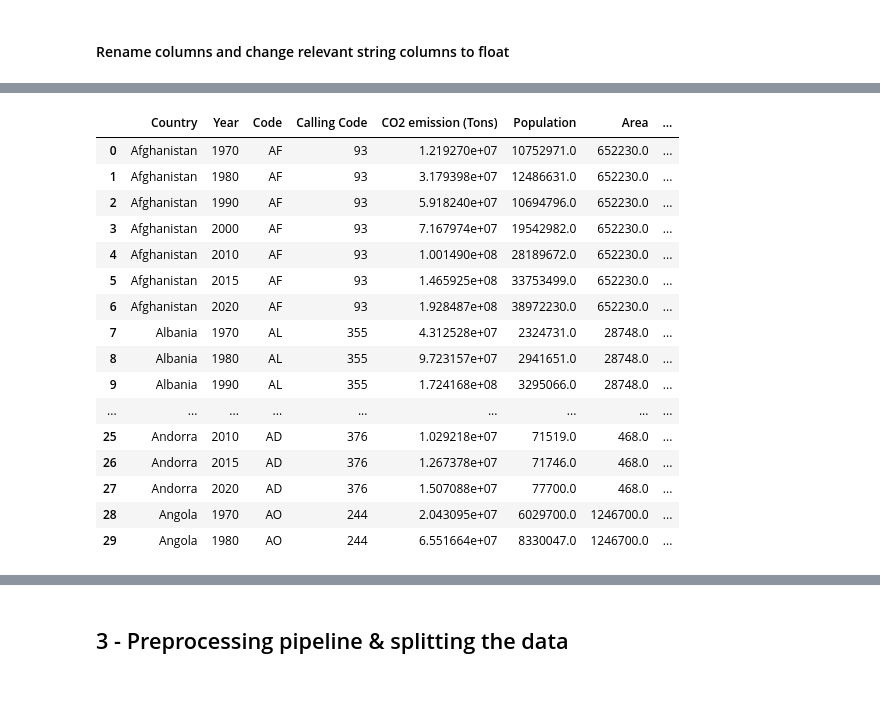
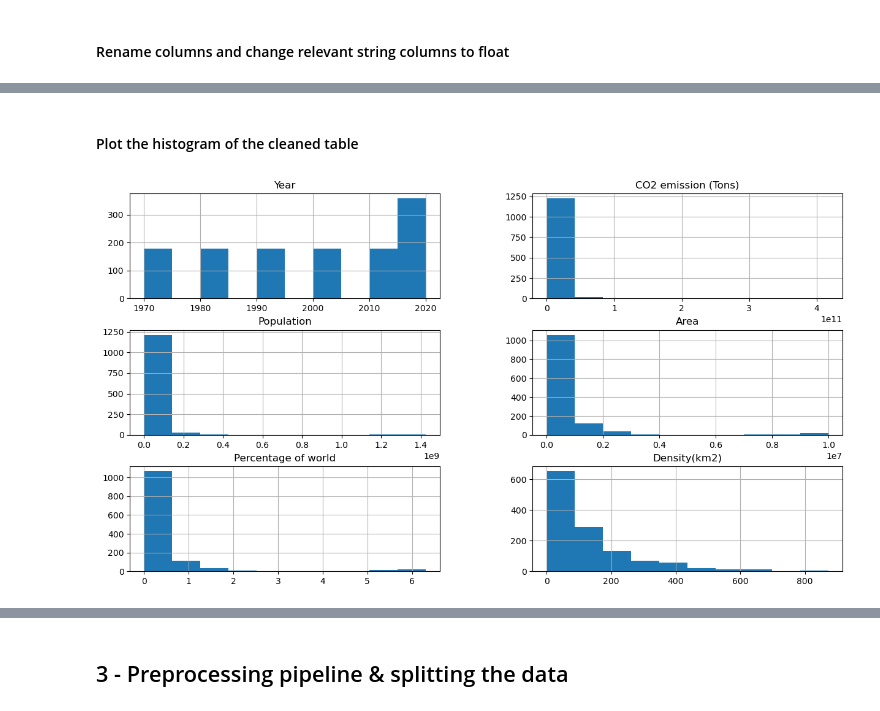
Before and after one commit to Nelius1k/Regression-Model, a Jupyter notebook: co2-Emissions.ipynb, the cells around one changed output, grey strips where cells are left out. Drawn from its saved outputs; the diff is of its cells as text; code cells hidden in the pictures.

```diff
--- a/co2-Emissions.ipynb
+++ b/co2-Emissions.ipynb
@@ -139,9 +194,9 @@ df2_clean
 234 rows × 8 columns
 # %%
 # Extract unique country names from Table 1
-unique_countries_df1 = df1_clean['Country'].unique()
+unique_countries_df1 = df_clean['Country'].unique()
 
-# Filter rows in Table 1 based on whether the country name exists in Table 2
+# Filter rows in Table 2 based on whether the country name exists in Table 1
 df2_clean = df2_clean[df2_clean['Country/Territory'].isin(unique_countries_df1)]
 
 # Print or use the modified DataFrame as needed
@@ -165,21 +220,21 @@ df2_clean
 # %%
 # Set index for df_clean to 'Country' and 'Year'
-df1_clean.set_index(['Country', 'Year'], inplace=True)
+df_clean.set_index(['Country', 'Year'], inplace=True)
 
 # Transpose df2_clean to make the year the index
 df2_transposed = df2_clean.set_index('Country/Territory').T
 
 # Update the 'Population(2022)' column in df1_clean
-for index, row in df1_clean.iterrows():
+for index, row in df_clean.iterrows():
     country, year = index
     # Check if the country and year exist in df2_transposed and update population
     if country in df2_transposed.columns and str(year) in df2_transposed.index:
-        df1_clean.at[index, 'Population(2022)'] = df2_transposed.at[str(year), country]
+        df_clean.at[index, 'Population(2022)'] = df2_transposed.at[str(year), country]
 
 # Reset index to bring 'Country' and 'Year' back as columns
-df1_clean.reset_index(inplace=True)
+df_clean.reset_index(inplace=True)
 
-df1_clean
+df_clean
 # %% [output]
 |  | Country | Year | Code | Calling Code | CO2 emission (Tons) | Population(2022) | Area | % of World | ... |
 | 0 | Afghanistan | 1970 | AF | 93 | 12192704.0 | 10752971.0 | 652230.0 | 0.40% | ... |
@@ -198,16 +253,16 @@ df1_clean
 #### Rename columns and change relevant string columns to float
 # %%
 # Rename columns
-df1_clean.columns.tolist()
-df1_clean.rename(columns = {"% of World":"Percentage of world", "Population(2022)":"Population"}, inplace = True)
+df_clean.columns.tolist()
+df_clean.rename(columns = {"% of World":"Percentage of world", "Population(2022)":"Population"}, inplace = True)
 
 # Change string columns to float
-df1_clean["Percentage of world"] = df1_clean["Percentage of world"].str.replace("%", "", regex=True)
-df1_clean["Percentage of world"] = pd.to_numeric(df1_clean["Percentage of world"], errors='coerce')
+df_clean["Percentage of world"] = df_clean["Percentage of world"].str.replace("%", "", regex=True)
+df_clean["Percentage of world"] = pd.to_numeric(df_clean["Percentage of world"], errors='coerce')
 
-df1_clean["Density(km2)"] = df1_clean["Density(km2)"].str.replace("/km²", "", regex=True)
-df1_clean["Density(km2)"] = df1_clean["Density(km2)"].replace(',','.', regex=True)
-df1_clean["Density(km2)"] = pd.to_numeric(df1_clean["Density(km2)"], errors='coerce')
+df_clean["Density(km2)"] = df_clean["Density(km2)"].str.replace("/km²", "", regex=True)
+df_clean["Density(km2)"] = df_clean["Density(km2)"].replace(',','.', regex=True)
+df_clean["Density(km2)"] = pd.to_numeric(df_clean["Density(km2)"], errors='coerce')
 # %% [output]
 A value is trying to be set on a copy of a slice from a DataFrame
 
@@ -229,3 +284,5 @@ See the caveats in the documentation: https://pandas.pydata.org/pandas-docs/stab
 # %%
 # Remove rows with null values
-df1_clean = df1_clean.dropna()
+df_clean = df_clean.dropna()
+
+df_clean.info()
@@ -251,20 +306,7 @@ memory usage: 97.9+ KB
-# %%
-df1_clean.head(30)
-# %% [output]
-|  | Country | Year | Code | Calling Code | CO2 emission (Tons) | Population | Area | ... |
-| 0 | Afghanistan | 1970 | AF | 93 | 1.219270e+07 | 10752971.0 | 652230.0 | ... |
-| 1 | Afghanistan | 1980 | AF | 93 | 3.179398e+07 | 12486631.0 | 652230.0 | ... |
-| 2 | Afghanistan | 1990 | AF | 93 | 5.918240e+07 | 10694796.0 | 652230.0 | ... |
-| 3 | Afghanistan | 2000 | AF | 93 | 7.167974e+07 | 19542982.0 | 652230.0 | ... |
-| 4 | Afghanistan | 2010 | AF | 93 | 1.001490e+08 | 28189672.0 | 652230.0 | ... |
-| 5 | Afghanistan | 2015 | AF | 93 | 1.465925e+08 | 33753499.0 | 652230.0 | ... |
-| 6 | Afghanistan | 2020 | AF | 93 | 1.928487e+08 | 38972230.0 | 652230.0 | ... |
-| 7 | Albania | 1970 | AL | 355 | 4.312528e+07 | 2324731.0 | 28748.0 | ... |
-| 8 | Albania | 1980 | AL | 355 | 9.723157e+07 | 2941651.0 | 28748.0 | ... |
-| 9 | Albania | 1990 | AL | 355 | 1.724168e+08 | 3295066.0 | 28748.0 | ... |
-| ... | ... | ... | ... | ... | ... | ... | ... | ... |
-| 25 | Andorra | 2010 | AD | 376 | 1.029218e+07 | 71519.0 | 468.0 | ... |
-| 26 | Andorra | 2015 | AD | 376 | 1.267378e+07 | 71746.0 | 468.0 | ... |
-| 27 | Andorra | 2020 | AD | 376 | 1.507088e+07 | 77700.0 | 468.0 | ... |
-| 28 | Angola | 1970 | AO | 244 | 2.043095e+07 | 6029700.0 | 1246700.0 | ... |
-| 29 | Angola | 1980 | AO | 244 | 6.551664e+07 | 8330047.0 | 1246700.0 | ... |
+# %% [markdown]
+#### Plot the histogram of the cleaned table
+# %%
+df_clean.hist(figsize=(15, 8))
+plt.show()
+# %% [output]
+[figure, added]
```
Also changed, not shown: parts of 47 cells of this notebook.
